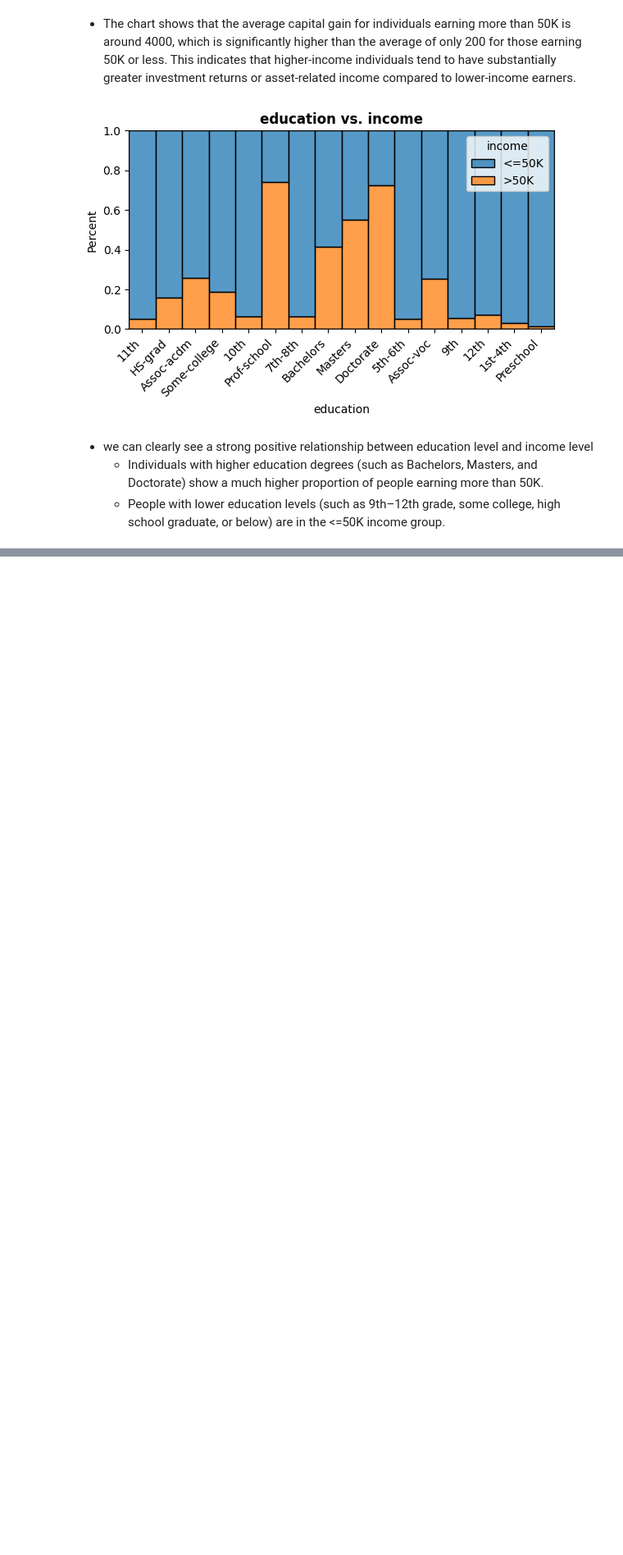
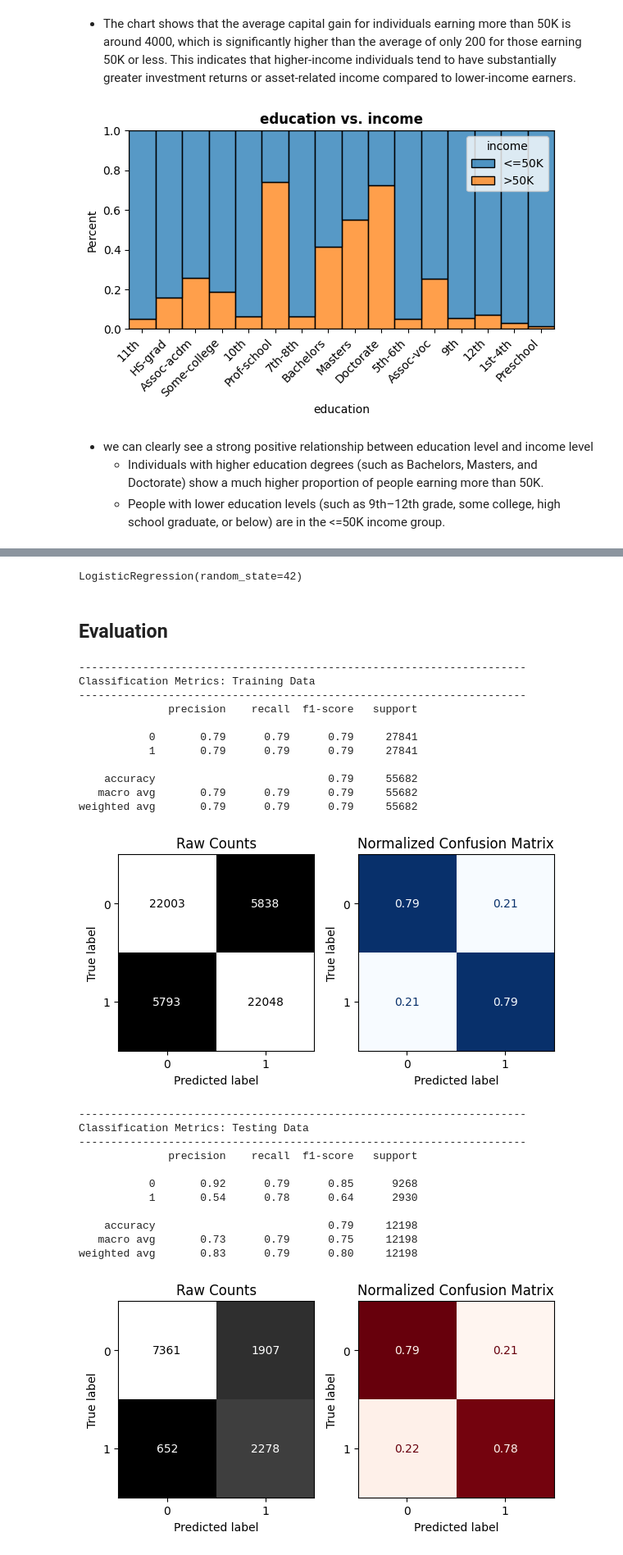
Before and after one commit to SuheirJammal/Adult_Income_Prediction_Analysis, a Jupyter notebook: Adult_Income_Analysis_Prediction.ipynb, the cells around one changed output, grey strips where cells are left out. Shown at 82% size. Cells and saved outputs as stored; diff of their text form; code cells hidden in the pictures; blank space fills up the shorter version.

```diff
--- a/Adult_Income_Analysis_Prediction.ipynb
+++ b/Adult_Income_Analysis_Prediction.ipynb
@@ -603,0 +650,21 @@ Pipeline(steps=[('columntransformer',
+# %%
+#Without Pipeline
+"""
+#instantiate the preprocessor
+preprocessor = ColumnTransformer([num_tuple, cat_tuple])
+
+#instantiate the oversampler
+smote = SMOTE()
+
+#instantiate the model
+lgReg = LogisticRegression(random_state=42)
+
+#fit the tranformer
+X_train_tf = preprocessor.fit_transform(X_train)
+X_test_tf = preprocessor.transform(X_test)
+
+#fit the oversampler
+X_train_sm, y_train_sm = smote.fit_resample(X_train_tf, y_train)
+
+#fit the model
+lgReg.fit(X_train_sm, y_train_sm)
@@ -715,0 +797,44 @@ warnings.filterwarnings('ignore')
+# %%
+#instantiate the pca with 3 components
+pca = PCA(n_components=3)
+
+#fit and transform with pca
+X_train_pca = pca.fit_transform(X_train_sm)
+X_test_pca  = pca.transform(X_test_tf)
+
+#instantiate the model
+lgReg_pca = LogisticRegression(random_state=42)
+
+#fit the model on pca training
+lgReg_pca.fit(X_train_pca, y_train_sm)
+# %% [output]
+LogisticRegression(random_state=42)
+# %% [markdown]
+## Evaluation
+# %%
+evaluate_classification(lgReg_pca, X_train_pca, y_train_sm, X_test_pca, y_test)
+# %% [output]
+----------------------------------------------------------------------
+Classification Metrics: Training Data
+----------------------------------------------------------------------
+              precision    recall  f1-score   support
+
+           0       0.79      0.79      0.79     27841
+           1       0.79      0.79      0.79     27841
+
+    accuracy                           0.79     55682
+   macro avg       0.79      0.79      0.79     55682
+weighted avg       0.79      0.79      0.79     55682
+[figure, added]
+----------------------------------------------------------------------
+Classification Metrics: Testing Data
+----------------------------------------------------------------------
+              precision    recall  f1-score   support
+
+           0       0.92      0.79      0.85      9268
+           1       0.54      0.78      0.64      2930
+
+    accuracy                           0.79     12198
+   macro avg       0.73      0.79      0.75     12198
+weighted avg       0.83      0.79      0.80     12198
+[figure, added]
```
Also changed, not shown: parts of 62 cells of this notebook.
